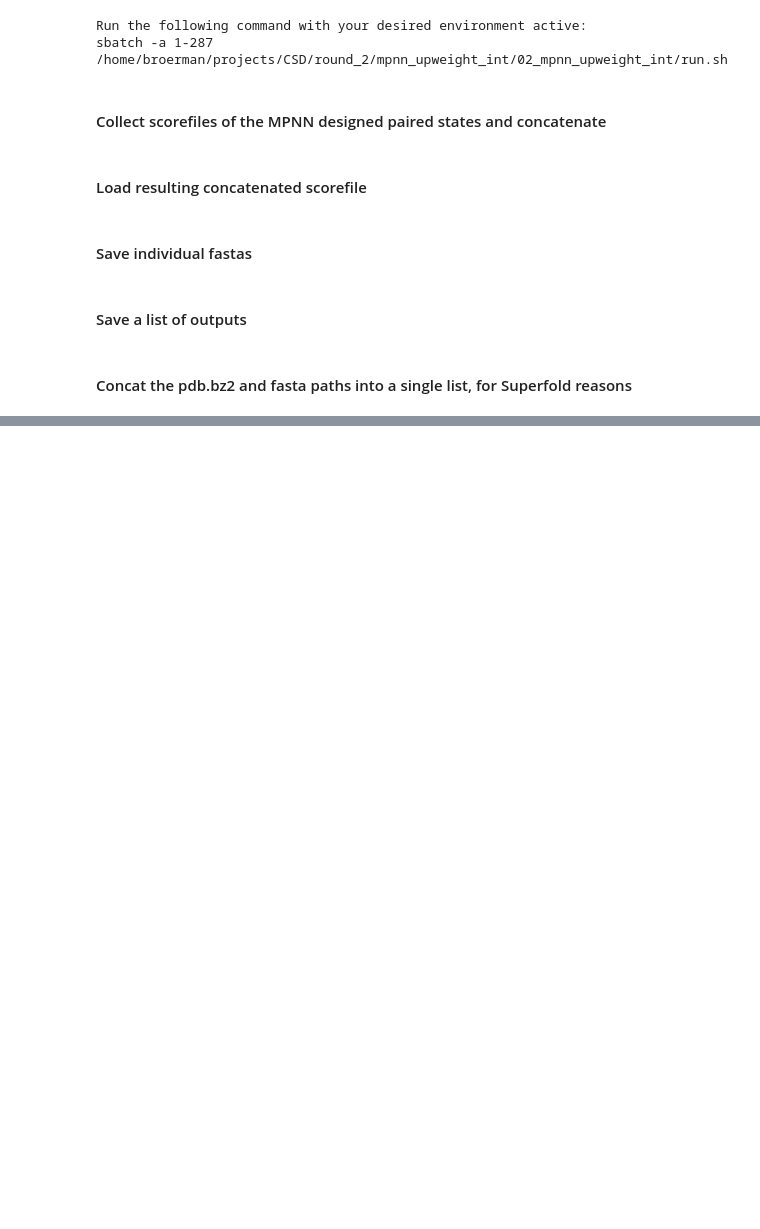
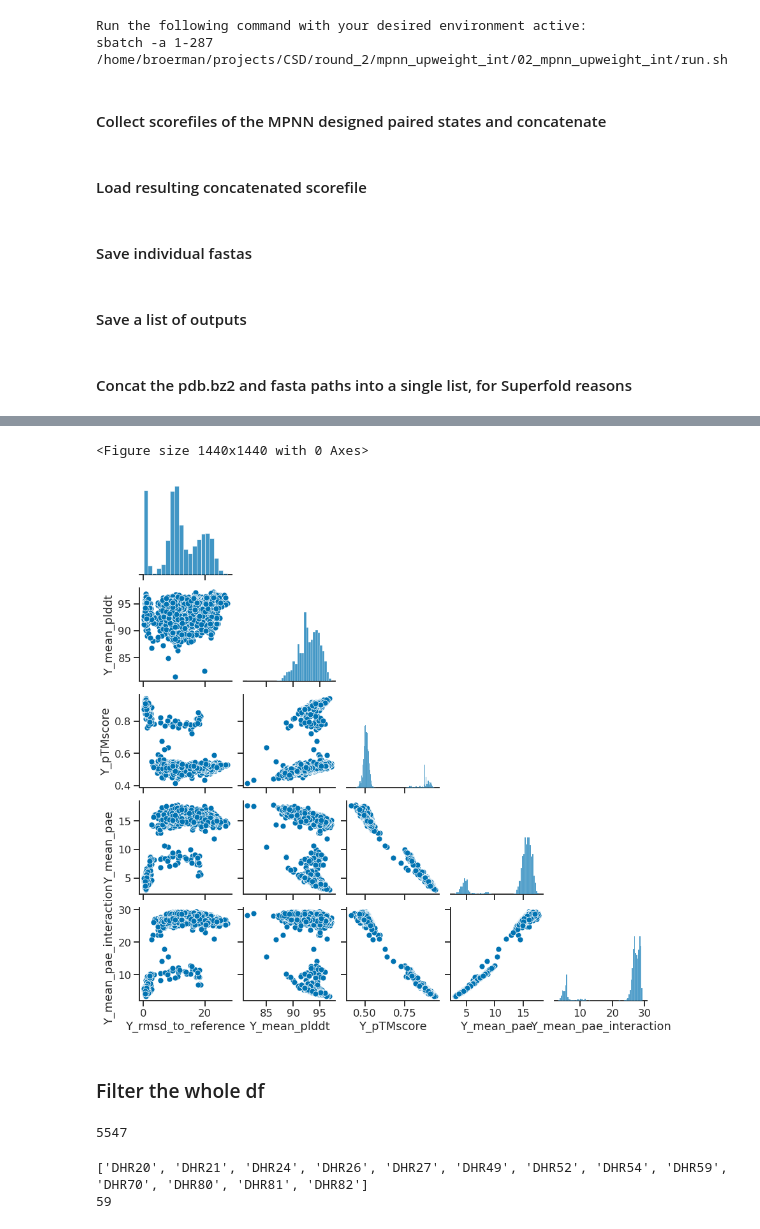
Before and after one commit to proleu/crispy_shifty, a Jupyter notebook: projects/crispy_shifty_dimers/round_2/mpnn_upweight_int/redesign_good_backbones.ipynb, the cells around one changed output, grey strips where cells are left out. Drawn from its saved outputs; the diff is of its cells as text; code cells hidden in the pictures; blank space fills up the shorter version.

```diff
--- a/projects/crispy_shifty_dimers/round_2/mpnn_upweight_int/redesign_good_backbones.ipynb
+++ b/projects/crispy_shifty_dimers/round_2/mpnn_upweight_int/redesign_good_backbones.ipynb
@@ -149,0 +213,6 @@ with open(os.path.join(output_path, "mpnn_paired_states.pair"), "w") as f:
+# %%
+import pandas as pd
+import os
+simulation_name = "03_fold_dimer_Y"
+output_path = f"/home/broerman/crispy_shifty/projects/crispy_shifty_dimers/round_2/mpnn_upweight_int/{simulation_name}"
+scores_df_old = pd.read_csv(os.path.join(output_path, "scores_old.csv"), index_col="Unnamed: 0")
@@ -149,0 +317,25 @@ with open(os.path.join(output_path, "mpnn_paired_states.pair"), "w") as f:
+# %%
+the_fig = pairplot_df(
+    df=sample_df,
+    cols=cols,
+    # hue="designed_by",
+)
+# plt.savefig(os.path.join(output_path, "old_vs_new_af2_scores_paired.png"))
+# %% [output]
+<Figure size 1440x1440 with 0 Axes>
+[figure, added]
+# %% [markdown]
+### Filter the whole df
+# %%
+query = "Y_mean_plddt > 85 and Y_mean_pae_interaction < 10 and Y_rmsd_to_reference < 3"
+
+filtered = scores_df.query(query)
+len(filtered)
+# %% [output]
+5547
+# %%
+print(list(sorted(set([v for v in filtered.parent.values if len(v) == 5]))))
+print(len([v for v in filtered.designed_by.values if v == "rosetta"]))
+# %% [output]
+['DHR20', 'DHR21', 'DHR24', 'DHR26', 'DHR27', 'DHR49', 'DHR52', 'DHR54', 'DHR59', 'DHR70', 'DHR80', 'DHR81', 'DHR82']
+59
```
Also changed, not shown: parts of 17 cells of this notebook, 2 other files.
